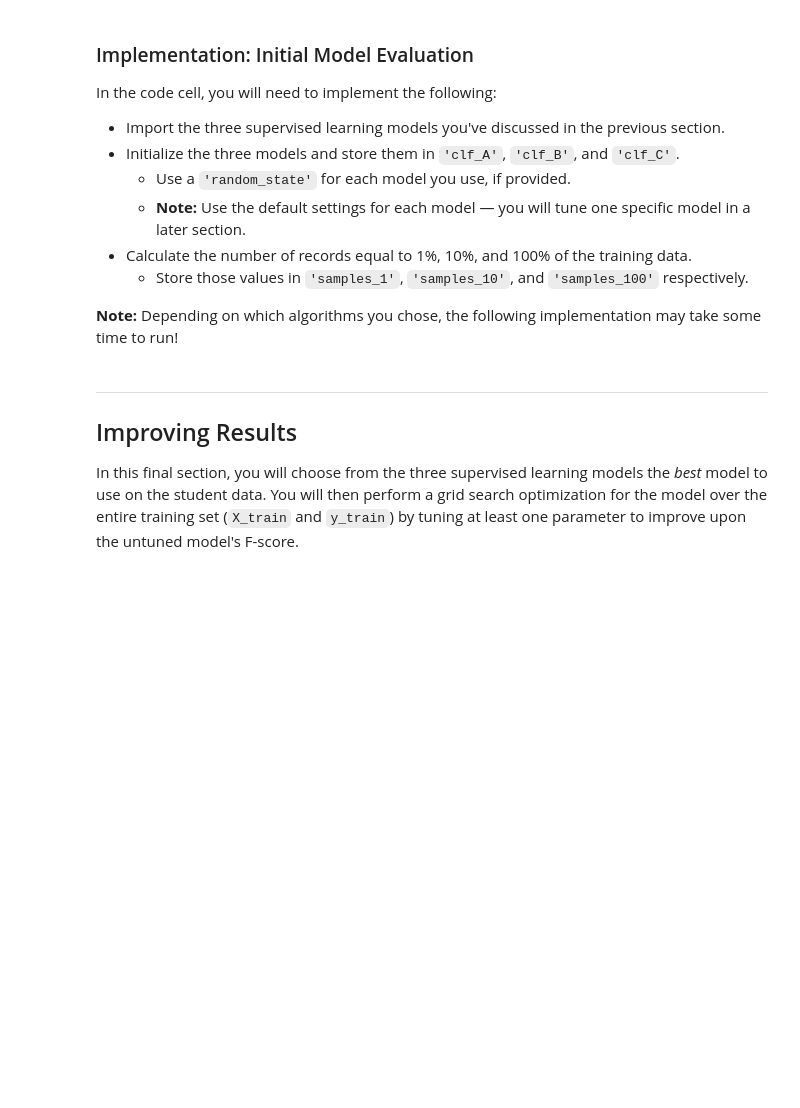
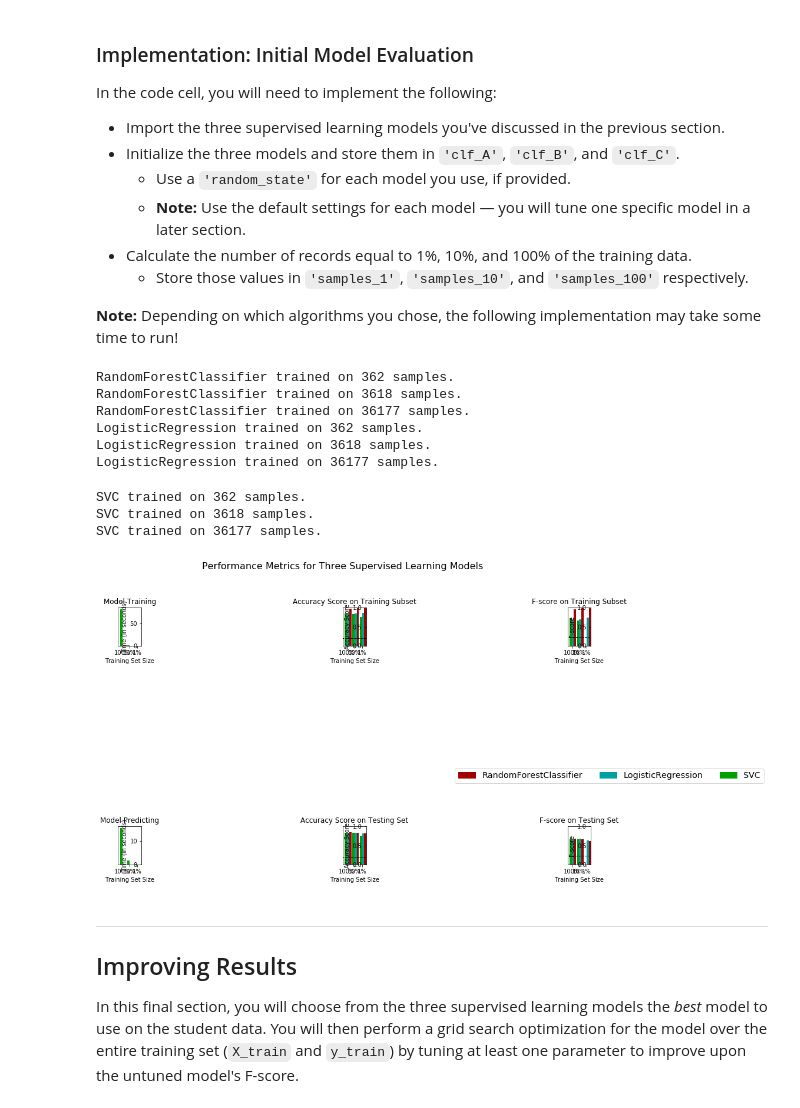
Before and after one commit to dan-lennox/finding_donors, a Jupyter notebook: finding_donors.ipynb, the cells around one changed output. Cells and saved outputs as stored; diff of their text form; code cells hidden in the pictures; blank space fills up the shorter version.

Commit message:
Completed Implementation: Initial Model Evaluation.

```diff
--- a/finding_donors.ipynb
+++ b/finding_donors.ipynb
@@ -473,7 +492,7 @@ def train_predict(learner, sample_size, X_train, y_train, X_test, y_test):
     results['f_train'] = fbeta_score(y_train[:300], predictions_train, 0.5)
 
     # TODO: Compute F-score on the test set which is y_test
-    results['f_test'] = fbeta_score(y)
+    results['f_test'] = fbeta_score(y_test, predictions_test, 0.5)
 
     # Success
     print("{} trained on {} samples.".format(learner.__class__.__name__, sample_size))
@@ -493,31 +512,45 @@ In the code cell, you will need to implement the following:
 **Note:** Depending on which algorithms you chose, the following implementation may take some time to run!
 # %%
 # TODO: Import the three supervised learning models from sklearn
+from sklearn.ensemble import RandomForestClassifier
+from sklearn.linear_model import LogisticRegression
+from sklearn.svm import SVC
 
 # TODO: Initialize the three models
-clf_A = None
-clf_B = None
-clf_C = None
+clf_A = RandomForestClassifier(random_state=42)
+clf_B = LogisticRegression(random_state=42)
+clf_C = SVC(random_state=42)
 
 # TODO: Calculate the number of samples for 1%, 10%, and 100% of the training data
 # HINT: samples_100 is the entire training set i.e. len(y_train)
 # HINT: samples_10 is 10% of samples_100 (ensure to set the count of the values to be `int` and not `float`)
 # HINT: samples_1 is 1% of samples_100 (ensure to set the count of the values to be `int` and not `float`)
-samples_100 = None
-samples_10 = None
-samples_1 = None
+samples_100 = len(y_train)
+samples_10 = int(round(samples_100 * 0.1))
+samples_1 = int(round(samples_100 * 0.01))
 
 # Collect results on the learners
 results = {}
 for clf in [clf_A, clf_B, clf_C]:
     clf_name = clf.__class__.__name__
     results[clf_name] = {}
     for i, samples in enumerate([samples_1, samples_10, samples_100]):
         results[clf_name][i] = \
         train_predict(clf, samples, X_train, y_train, X_test, y_test)
 
 # Run metrics visualization for the three supervised learning models chosen
 vs.evaluate(results, accuracy, fscore)
+# %% [output]
+RandomForestClassifier trained on 362 samples.
+RandomForestClassifier trained on 3618 samples.
+RandomForestClassifier trained on 36177 samples.
+LogisticRegression trained on 362 samples.
+LogisticRegression trained on 3618 samples.
+LogisticRegression trained on 36177 samples.
+SVC trained on 362 samples.
+SVC trained on 3618 samples.
+SVC trained on 36177 samples.
+[figure, added]
 # %% [markdown]
 ----
 ## Improving Results
```
Also changed, not shown: parts of 3 cells of this notebook.
